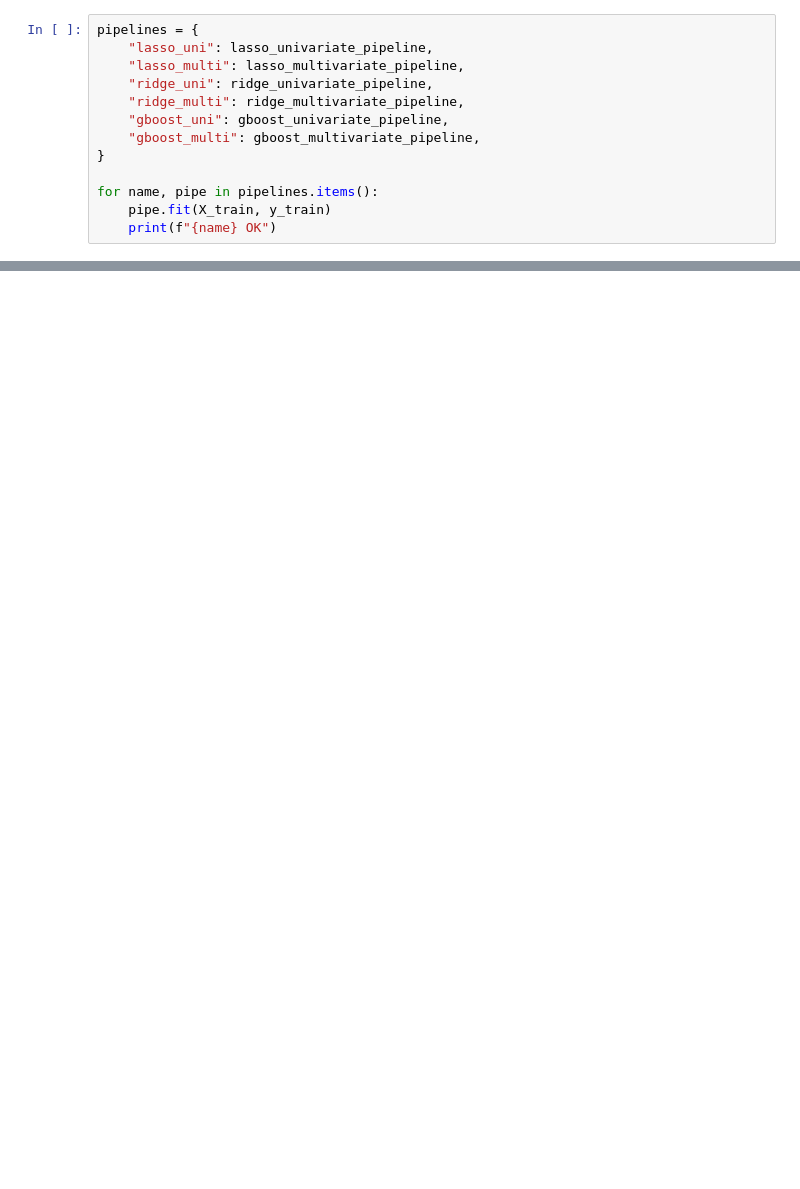
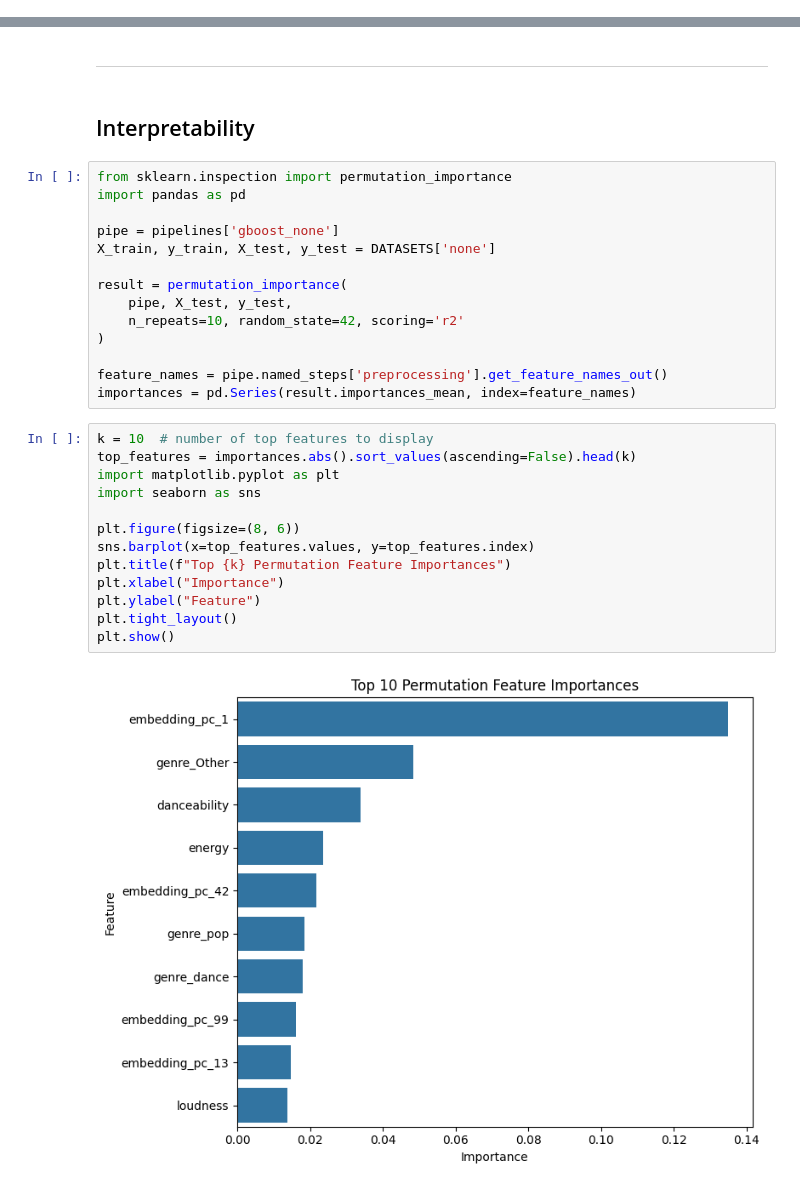
Before and after one commit to TfAplo/DALAS-Project, a Jupyter notebook: data_Explore.ipynb, the cells around one changed output, grey strips where cells are left out. Cells and saved outputs as stored; diff of their text form; blank space fills up the shorter version.

Commit message:
models processing and evaluation pipelines

```diff
--- a/data_Explore.ipynb
+++ b/data_Explore.ipynb
@@ -143,13 +0,0 @@ gboost_multivariate_pipeline = Pipeline([
-# %%
-pipelines = {
-    "lasso_uni": lasso_univariate_pipeline,
-    "lasso_multi": lasso_multivariate_pipeline,
-    "ridge_uni": ridge_univariate_pipeline,
-    "ridge_multi": ridge_multivariate_pipeline,
-    "gboost_uni": gboost_univariate_pipeline,
-    "gboost_multi": gboost_multivariate_pipeline,
-}
-
-for name, pipe in pipelines.items():
-    pipe.fit(X_train, y_train)
-    print(f"{name} OK")
@@ -345,0 +149,33 @@ print(count)
+# %% [markdown]
+-------
+# %% [markdown]
+## Interpretability
+# %%
+from sklearn.inspection import permutation_importance
+import pandas as pd
+
+pipe = pipelines['gboost_none']
+X_train, y_train, X_test, y_test = DATASETS['none']
+
+result = permutation_importance(
+    pipe, X_test, y_test,
+    n_repeats=10, random_state=42, scoring='r2'
+)
+
+feature_names = pipe.named_steps['preprocessing'].get_feature_names_out()
+importances = pd.Series(result.importances_mean, index=feature_names)
+# %%
+k = 10  # number of top features to display
+top_features = importances.abs().sort_values(ascending=False).head(k)
+import matplotlib.pyplot as plt
+import seaborn as sns
+
+plt.figure(figsize=(8, 6))
+sns.barplot(x=top_features.values, y=top_features.index)
+plt.title(f"Top {k} Permutation Feature Importances")
+plt.xlabel("Importance")
+plt.ylabel("Feature")
+plt.tight_layout()
+plt.show()
+# %% [output]
+[figure, added]
```
Also changed, not shown: parts of 43 cells of this notebook.
